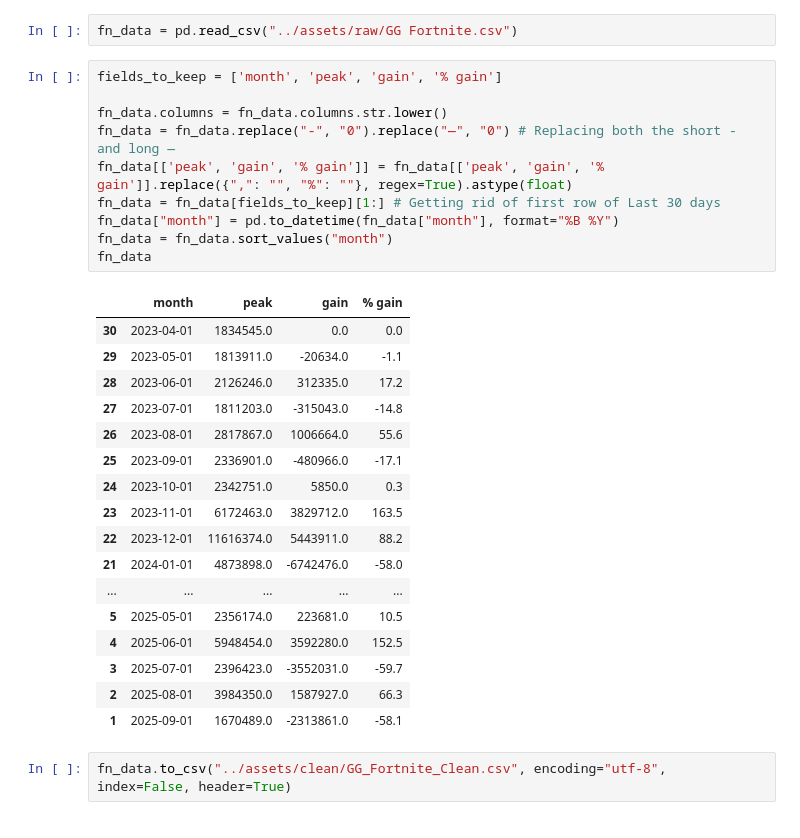
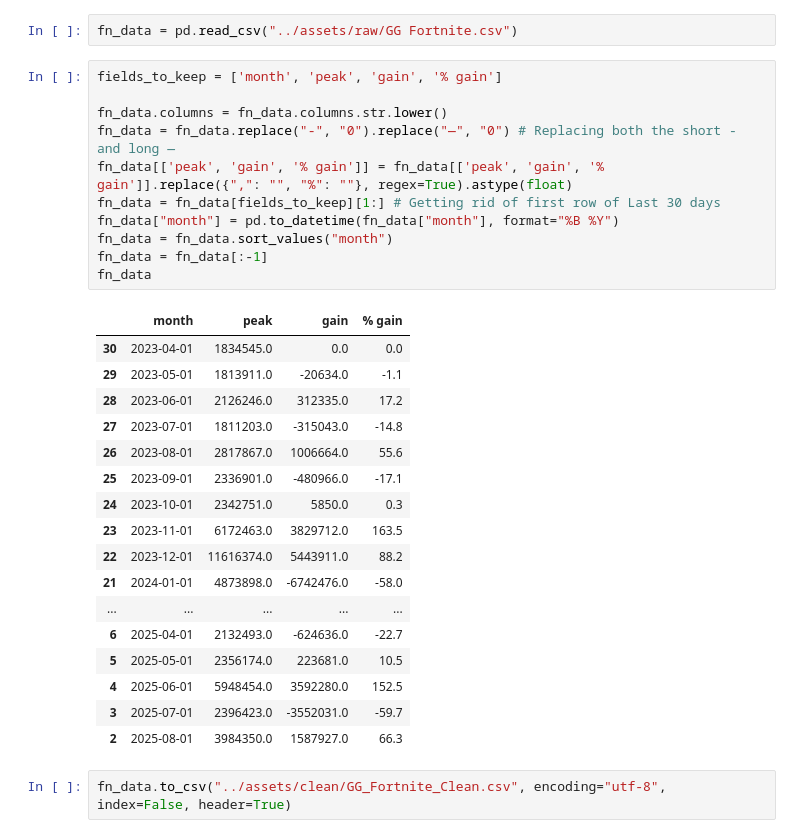
Before and after one commit to Axewuf/Beyond-The-Crosshair, a Jupyter notebook: notebooks/Fortnite data.ipynb, the cells around one changed output. Saved outputs shown, nothing was run; the diff lists cells and outputs as text.

Commit message:
updated with the clean data

```diff
--- a/notebooks/Fortnite data.ipynb
+++ b/notebooks/Fortnite data.ipynb
@@ -20,30 +20,31 @@ fn_data = pd.read_csv("../assets/raw/GG Fortnite.csv")
 # %%
 fields_to_keep = ['month', 'peak', 'gain', '% gain']
 
 fn_data.columns = fn_data.columns.str.lower()
 fn_data = fn_data.replace("-", "0").replace("—", "0") # Replacing both the short - and long —
 fn_data[['peak', 'gain', '% gain']] = fn_data[['peak', 'gain', '% gain']].replace({",": "", "%": ""}, regex=True).astype(float)
 fn_data = fn_data[fields_to_keep][1:] # Getting rid of first row of Last 30 days
 fn_data["month"] = pd.to_datetime(fn_data["month"], format="%B %Y")
 fn_data = fn_data.sort_values("month")
+fn_data = fn_data[:-1]
 fn_data
 # %% [output]
 |  | month | peak | gain | % gain |
 | 30 | 2023-04-01 | 1834545.0 | 0.0 | 0.0 |
 | 29 | 2023-05-01 | 1813911.0 | -20634.0 | -1.1 |
 | 28 | 2023-06-01 | 2126246.0 | 312335.0 | 17.2 |
 | 27 | 2023-07-01 | 1811203.0 | -315043.0 | -14.8 |
 | 26 | 2023-08-01 | 2817867.0 | 1006664.0 | 55.6 |
 | 25 | 2023-09-01 | 2336901.0 | -480966.0 | -17.1 |
 | 24 | 2023-10-01 | 2342751.0 | 5850.0 | 0.3 |
 | 23 | 2023-11-01 | 6172463.0 | 3829712.0 | 163.5 |
 | 22 | 2023-12-01 | 11616374.0 | 5443911.0 | 88.2 |
 | 21 | 2024-01-01 | 4873898.0 | -6742476.0 | -58.0 |
 | ... | ... | ... | ... | ... |
+| 6 | 2025-04-01 | 2132493.0 | -624636.0 | -22.7 |
 | 5 | 2025-05-01 | 2356174.0 | 223681.0 | 10.5 |
 | 4 | 2025-06-01 | 5948454.0 | 3592280.0 | 152.5 |
 | 3 | 2025-07-01 | 2396423.0 | -3552031.0 | -59.7 |
 | 2 | 2025-08-01 | 3984350.0 | 1587927.0 | 66.3 |
-| 1 | 2025-09-01 | 1670489.0 | -2313861.0 | -58.1 |
 # %%
 fn_data.to_csv("../assets/clean/GG_Fortnite_Clean.csv", encoding="utf-8", index=False, header=True)
```
Also changed, not shown: 7 other files.
